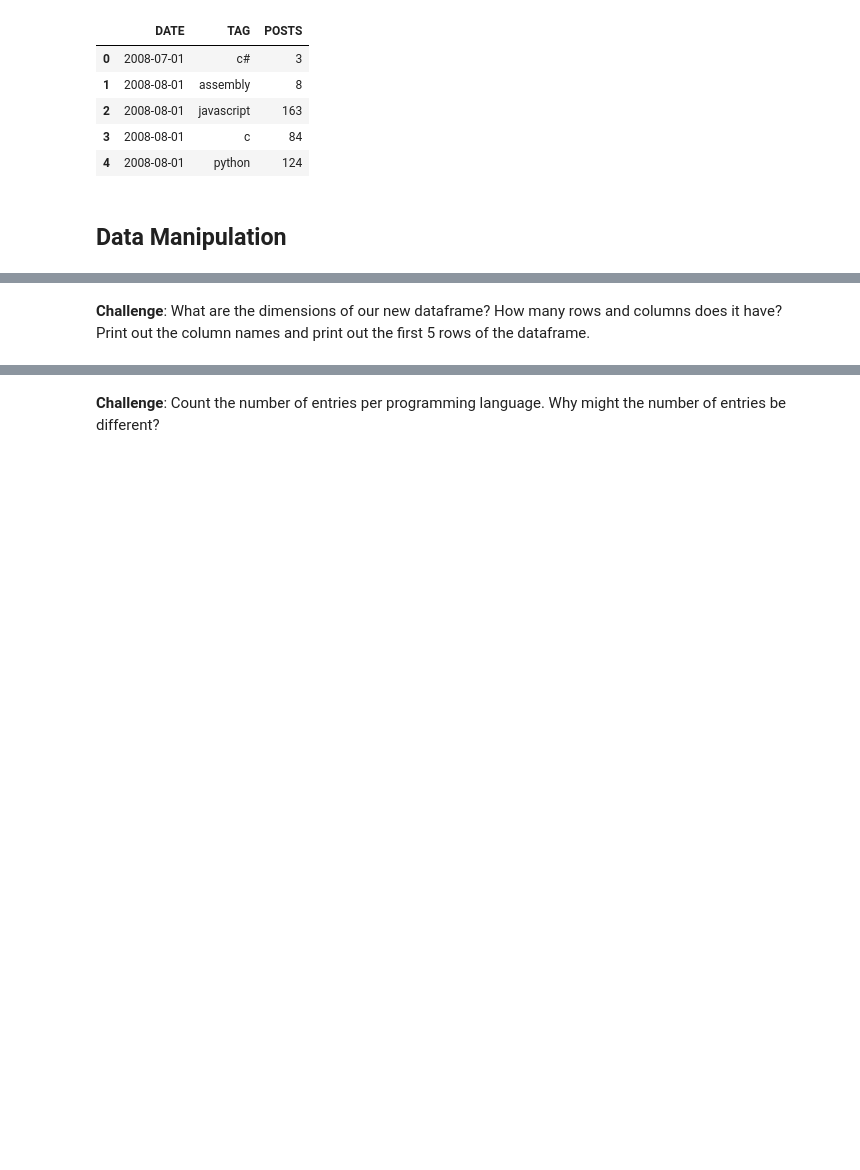
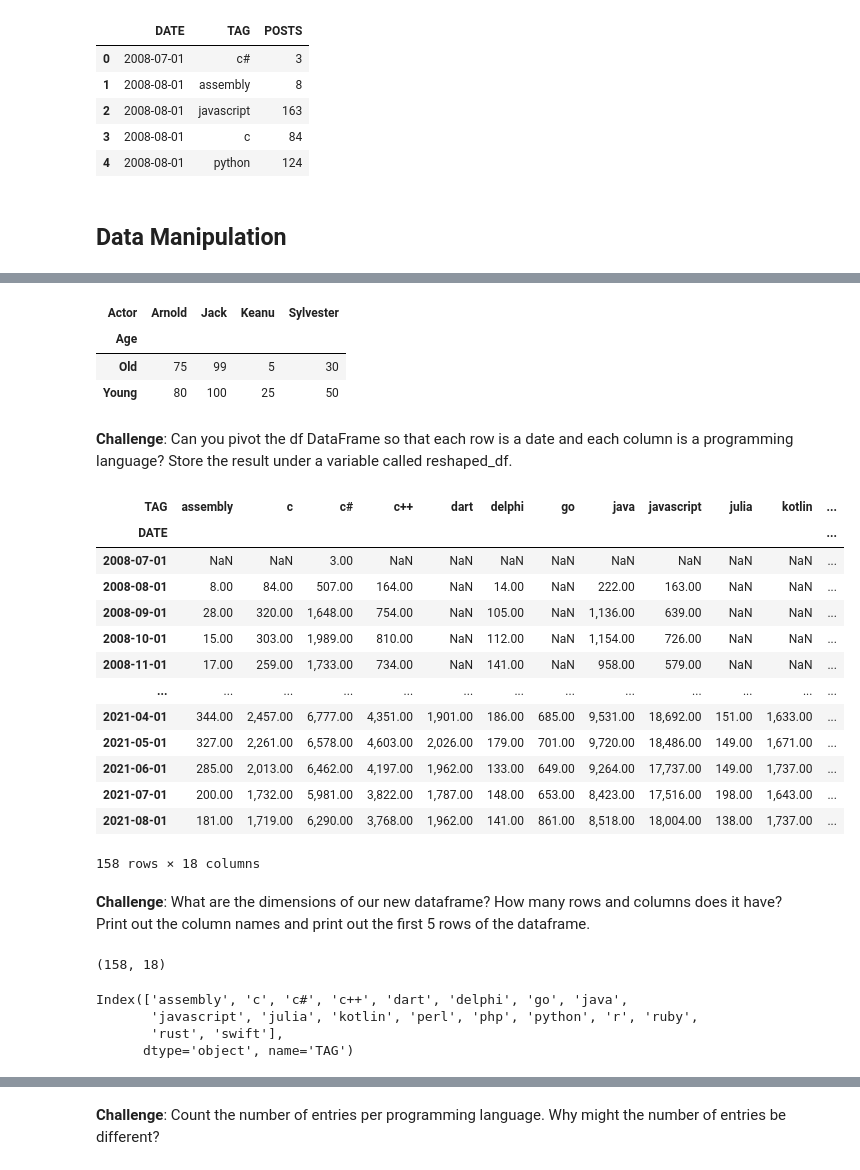
Before and after one commit to washimimizuku/100-days-of-python, a Jupyter notebook: day72/most-popular-programming-language/Programming_Languages.ipynb, the cells around one changed output, grey strips where cells are left out. Saved outputs shown, nothing was run; the diff lists cells and outputs as text; code cells hidden in the pictures; blank space fills up the shorter version.

Commit message:
Pivot data frame

```diff
--- a/day72/most-popular-programming-language/Programming_Languages.ipynb
+++ b/day72/most-popular-programming-language/Programming_Languages.ipynb
@@ -149,2 +164,41 @@ df.head()
+# %%
+pivoted_df = test_df.pivot(index='Age', columns='Actor', values='Power')
+pivoted_df
+# %% [output]
+| Actor | Arnold | Jack | Keanu | Sylvester |
+| Age |  |  |  |  |
+| Old | 75 | 99 | 5 | 30 |
+| Young | 80 | 100 | 25 | 50 |
+# %% [markdown]
+**Challenge**: Can you pivot the df DataFrame so that each row is a date and each column is a programming language? Store the result under a variable called reshaped_df.
+# %%
+reshaped_df = df.pivot(index='DATE', columns='TAG', values='POSTS')
+reshaped_df
+# %% [output]
+| TAG | assembly | c | c# | c++ | dart | delphi | go | java | javascript | julia | kotlin | ... |
+| DATE |  |  |  |  |  |  |  |  |  |  |  | ... |
+| 2008-07-01 | NaN | NaN | 3.00 | NaN | NaN | NaN | NaN | NaN | NaN | NaN | NaN | ... |
+| 2008-08-01 | 8.00 | 84.00 | 507.00 | 164.00 | NaN | 14.00 | NaN | 222.00 | 163.00 | NaN | NaN | ... |
+| 2008-09-01 | 28.00 | 320.00 | 1,648.00 | 754.00 | NaN | 105.00 | NaN | 1,136.00 | 639.00 | NaN | NaN | ... |
+| 2008-10-01 | 15.00 | 303.00 | 1,989.00 | 810.00 | NaN | 112.00 | NaN | 1,154.00 | 726.00 | NaN | NaN | ... |
+| 2008-11-01 | 17.00 | 259.00 | 1,733.00 | 734.00 | NaN | 141.00 | NaN | 958.00 | 579.00 | NaN | NaN | ... |
+| ... | ... | ... | ... | ... | ... | ... | ... | ... | ... | ... | ... | ... |
+| 2021-04-01 | 344.00 | 2,457.00 | 6,777.00 | 4,351.00 | 1,901.00 | 186.00 | 685.00 | 9,531.00 | 18,692.00 | 151.00 | 1,633.00 | ... |
+| 2021-05-01 | 327.00 | 2,261.00 | 6,578.00 | 4,603.00 | 2,026.00 | 179.00 | 701.00 | 9,720.00 | 18,486.00 | 149.00 | 1,671.00 | ... |
+| 2021-06-01 | 285.00 | 2,013.00 | 6,462.00 | 4,197.00 | 1,962.00 | 133.00 | 649.00 | 9,264.00 | 17,737.00 | 149.00 | 1,737.00 | ... |
+| 2021-07-01 | 200.00 | 1,732.00 | 5,981.00 | 3,822.00 | 1,787.00 | 148.00 | 653.00 | 8,423.00 | 17,516.00 | 198.00 | 1,643.00 | ... |
+| 2021-08-01 | 181.00 | 1,719.00 | 6,290.00 | 3,768.00 | 1,962.00 | 141.00 | 861.00 | 8,518.00 | 18,004.00 | 138.00 | 1,737.00 | ... |
+158 rows × 18 columns
 # %% [markdown]
 **Challenge**: What are the dimensions of our new dataframe? How many rows and columns does it have? Print out the column names and print out the first 5 rows of the dataframe.
+# %%
+reshaped_df.shape
+# %% [output]
+(158, 18)
+# %%
+reshaped_df.columns
+# %% [output]
+Index(['assembly', 'c', 'c#', 'c++', 'dart', 'delphi', 'go', 'java',
+       'javascript', 'julia', 'kotlin', 'perl', 'php', 'python', 'r', 'ruby',
+       'rust', 'swift'],
+      dtype='object', name='TAG')
```
Also changed, not shown: parts of 6 cells of this notebook.
